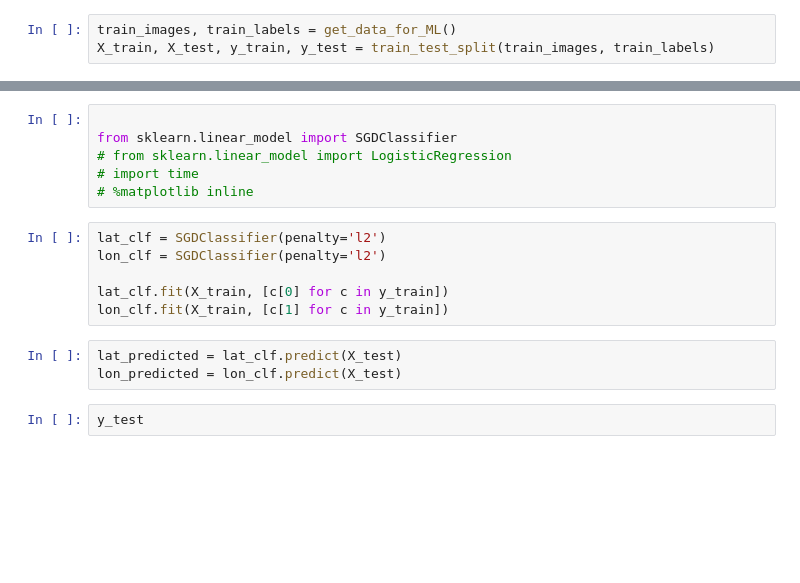
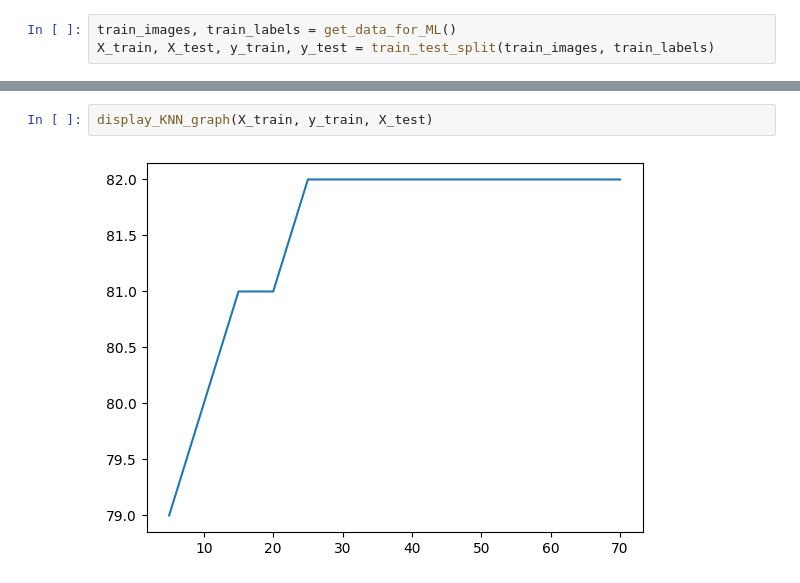
Before and after one commit to Groundpepper/CS-UY-4563-Proj, a Jupyter notebook: Untitled.ipynb, the cells around one changed output, grey strips where cells are left out. Drawn from its saved outputs; the diff is of its cells as text; blank space fills up the shorter version.

```diff
--- a/Untitled.ipynb
+++ b/Untitled.ipynb
@@ -126,17 +149,4 @@ KeyboardInterrupt:
-# %%
-
-from sklearn.linear_model import SGDClassifier
-# from sklearn.linear_model import LogisticRegression
-# import time
-# %matplotlib inline
-# %%
-lat_clf = SGDClassifier(penalty='l2')
-lon_clf = SGDClassifier(penalty='l2')
-
-lat_clf.fit(X_train, [c[0] for c in y_train])
-lon_clf.fit(X_train, [c[1] for c in y_train])
-# %%
-lat_predicted = lat_clf.predict(X_test)
-lon_predicted = lon_clf.predict(X_test)
-# %%
-y_test
+# %%
+display_KNN_graph(X_train, y_train, X_test)
+# %% [output]
+[figure, added]
```
Also changed, not shown: parts of 20 cells of this notebook.
